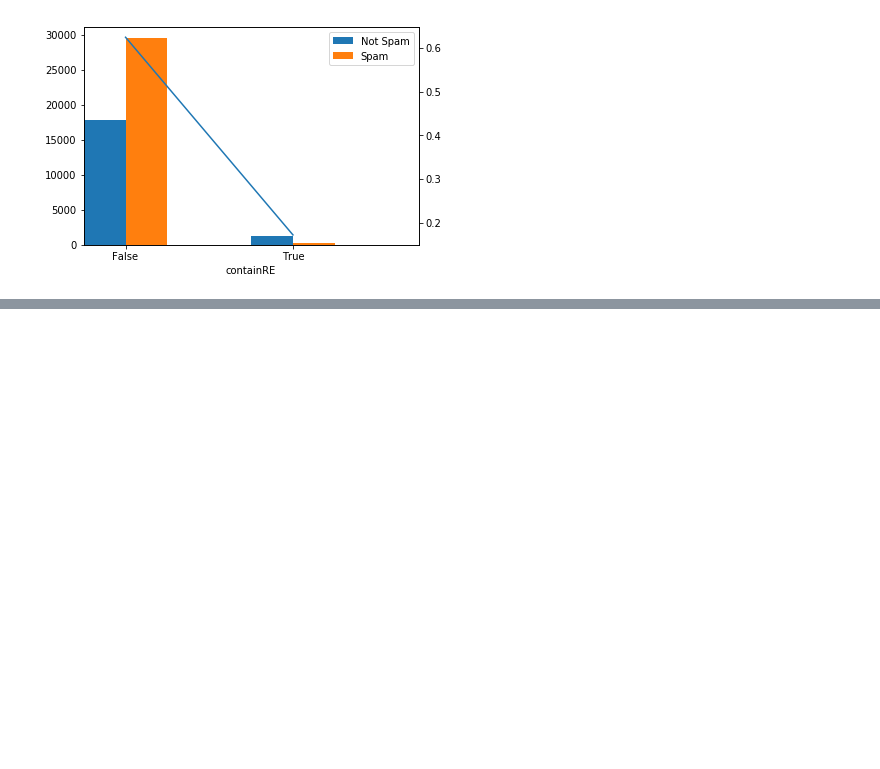
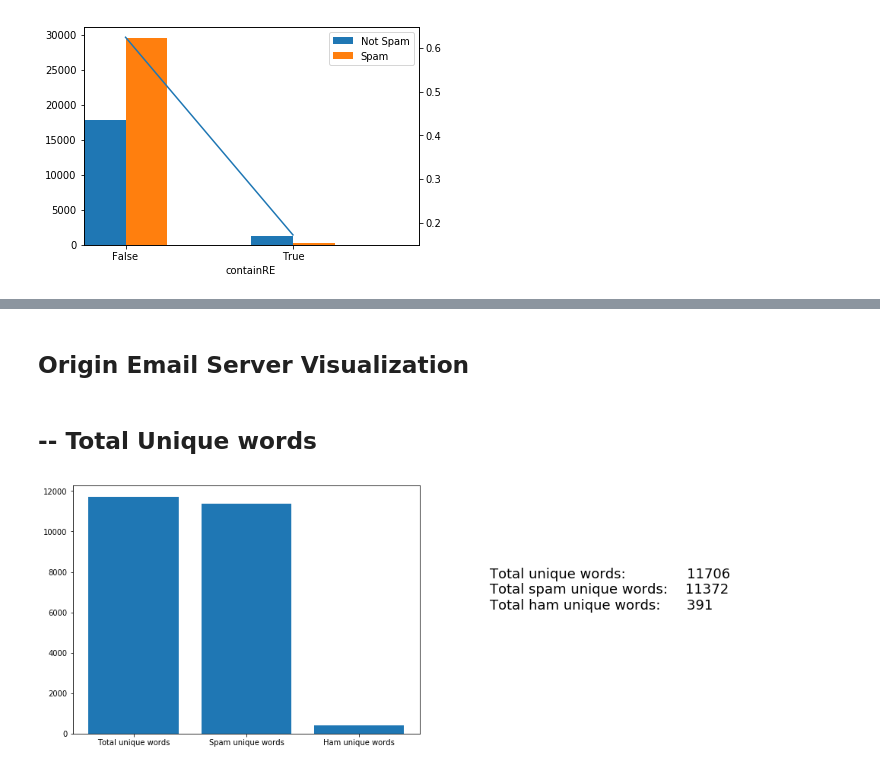
Before and after one commit to cordeiroph/SpamEmailClassifier, a Jupyter notebook: SpamEmailClassifier2.ipynb, the cells around one changed output, grey strips where cells are left out. Saved outputs shown, nothing was run; the diff lists cells and outputs as text; code cells hidden in the pictures; blank space fills up the shorter version.

Commit message:
Add analyse for origin email name and serve

```diff
--- a/SpamEmailClassifier2.ipynb
+++ b/SpamEmailClassifier2.ipynb
@@ -248,6 +248,21 @@ def totalUniqueWordsPlot(l1,l2,l3):
     pltText.text(x=0, y=0.5, s = '\n'.join(textWords), fontsize = 18)
     pltText.axis('off')
     plt.show()
+
+def getEmailRoot(email):
+    try:
+        email1 = email.replace(".", " ")
+        emailVet = email1.split()
+        matching = [s for s in emailVet if "@" in s]
+        return matching[0].replace("<", "").replace(">", "")
+    except:
+        return "None"
+
+def getEmailPartRoot(root, i):
+    try:
+        return root.split("@")[i]
+    except:
+        return "None"
 # %% [markdown]
 ## Dataset generation
 # %%
@@ -1094,0 +901,18 @@ txt.ENGLISH_STOP_WORDS
+# %% [markdown]
+## Origin Email Server Visualization
+# %%
+dfMaster["orgEmailRoot"] = dfMaster["from"].apply(getEmailRoot)
+# %%
+dfMaster["orgEmailServer"] = dfMaster["orgEmailRoot"].apply(lambda x : getEmailPartRoot(x,1))
+# %% [markdown]
+## -- Total Unique words
+# %%
+emailServerCount = Counter(list(dfMaster["orgEmailServer"].values))
+
+emailServerCountSpam = Counter(list(dfMaster[dfMaster['isSpam'] == True]["orgEmailServer"].values))
+
+emailServerCountHam = Counter(list(dfMaster[dfMaster['isSpam'] == False]["orgEmailServer"].values))
+
+totalUniqueWordsPlot(len(emailServerCount), len(emailServerCountSpam), len(emailServerCountHam))
+# %% [output]
+[figure, added]
```
Also changed, not shown: parts of 49 cells of this notebook.
